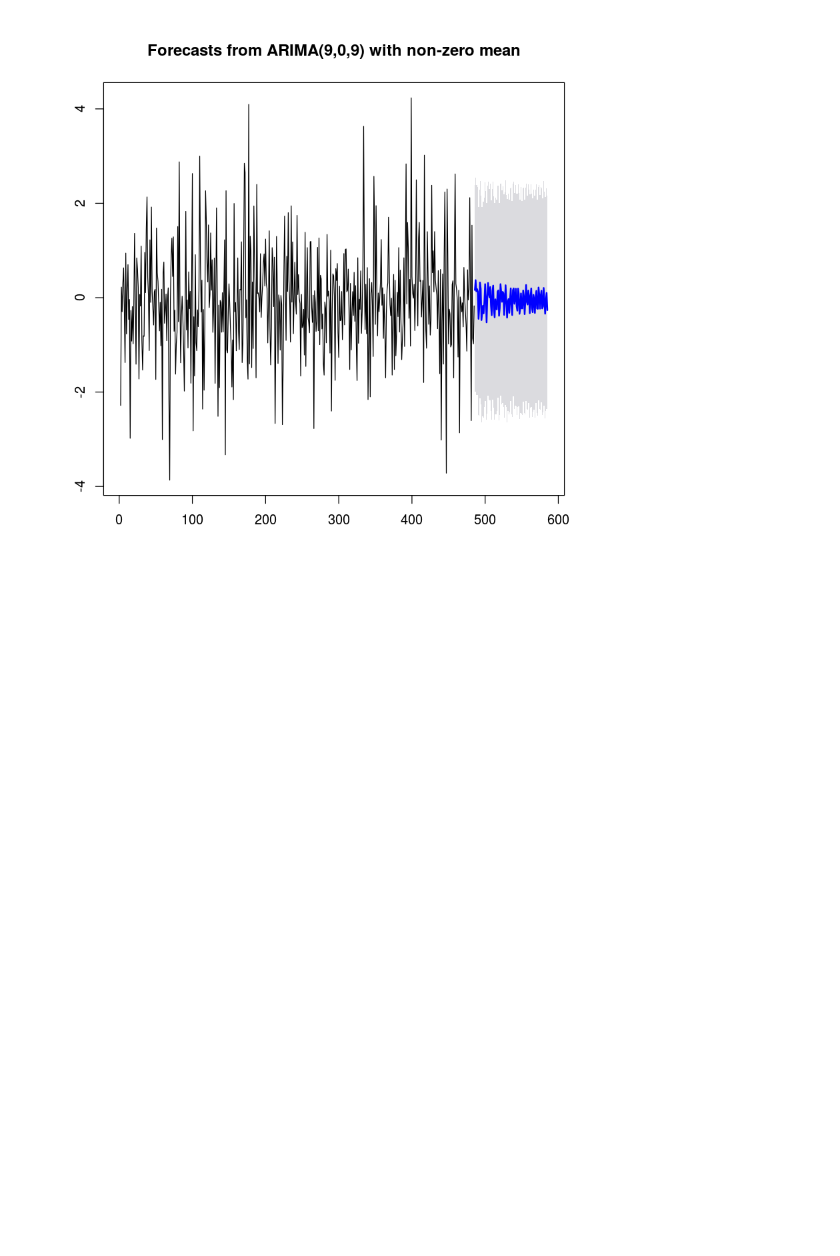
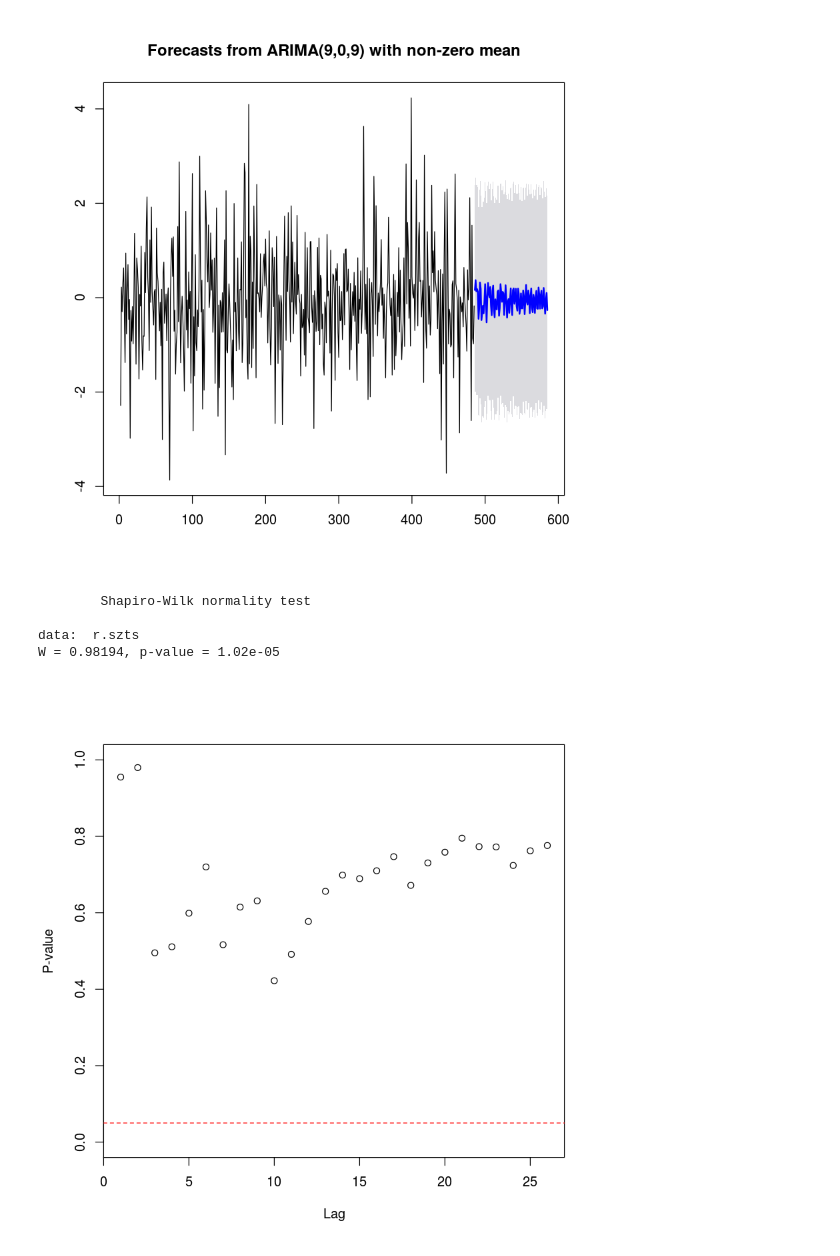
Before and after one commit to heartyguy/stat-finance-time-series-analysis, a Jupyter notebook: time_series.ipynb, the cells around one changed output. Drawn from its saved outputs; the diff is of its cells as text; code cells hidden in the pictures; blank space fills up the shorter version.

Commit message:
added all remaining test

```diff
--- a/time_series.ipynb
+++ b/time_series.ipynb
@@ -165,3 +165,13 @@ s.e.     NaN     NaN   0.0495
 sigma^2 estimated as 1.24:  log likelihood=-735.78
 AIC=1511.57   AICc=1513.38   BIC=1595.21
 [figure]
+# %%
+McLeod.Li.test(y = r.szts) # test if ARCH is reasonable
+
+shapiro.test(r.szts) # test if the data's normality
+# %% [output]
+        Shapiro-Wilk normality test
+
+data:  r.szts
+W = 0.98194, p-value = 1.02e-05
+[figure, added]
```
Also changed, not shown: parts of 1 cell of this notebook.
